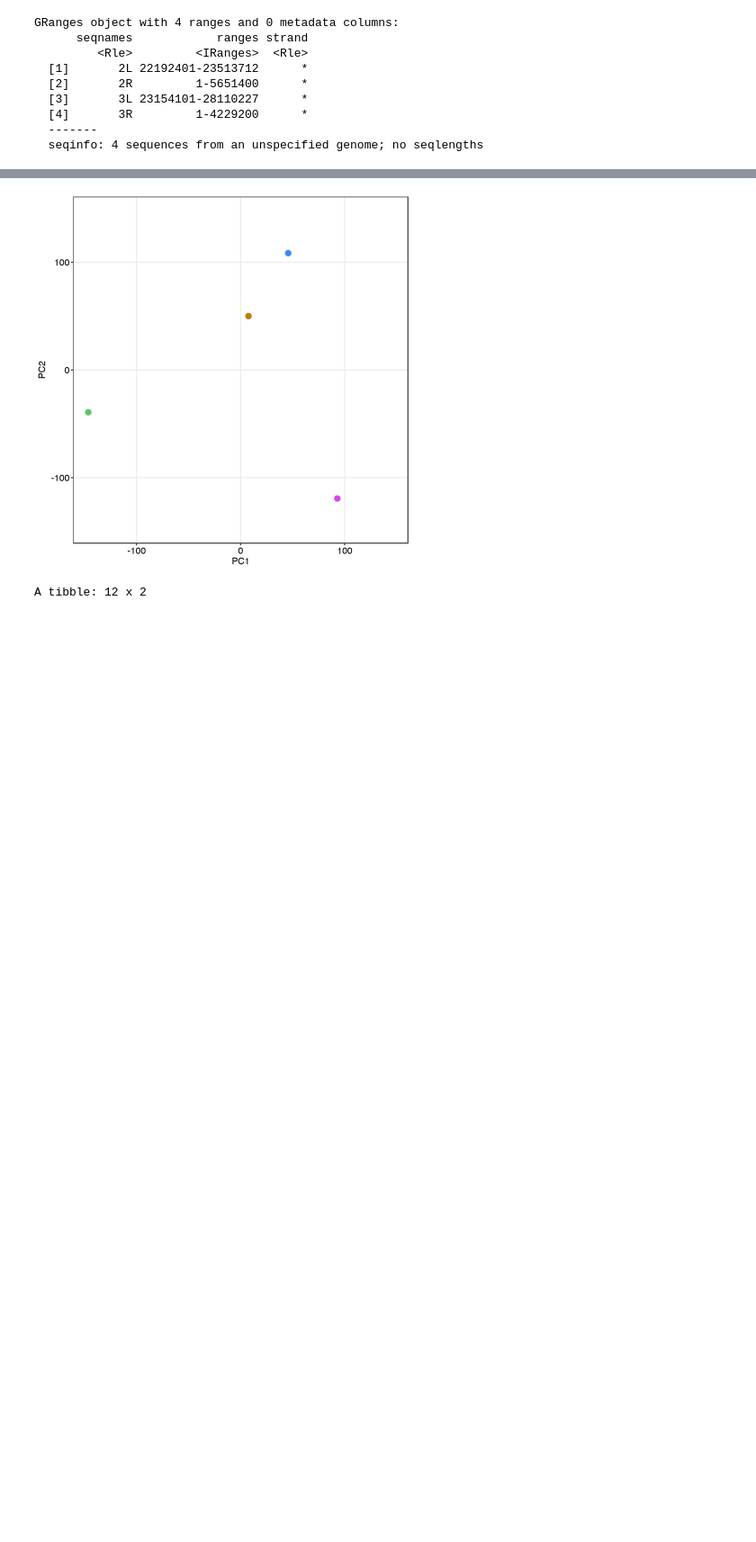
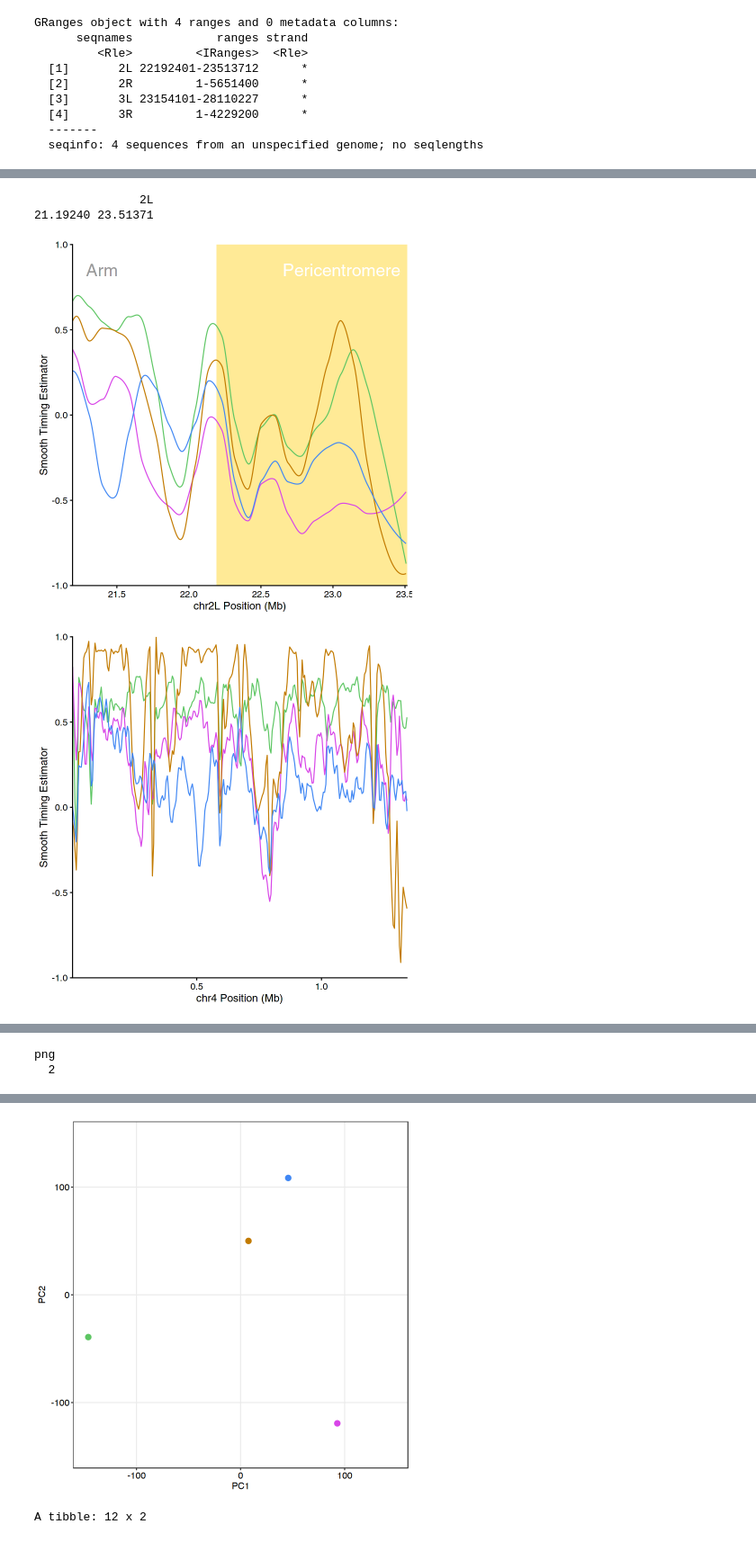
Before and after one commit to ringw/Upd-Germline-Genomics, a Jupyter notebook: illustrations/Fig6.ipynb, the cells around one changed output, grey strips where cells are left out. Shown at 90% size. Saved outputs shown, nothing was run; the diff lists cells and outputs as text; code cells hidden in the pictures; blank space fills up the shorter version.

Commit message:
Implement Line Plots of Interest

```diff
--- a/illustrations/Fig6.ipynb
+++ b/illustrations/Fig6.ipynb
@@ -535,0 +534,77 @@ chr3RC
+# %%
+coords <- coord_cartesian(c(start(chromosome_pericetromere_label[1])/1000/1000-1, seqlengths(chic.tile.diameter_1000_chr)[1]/1000/1000), c(-1, 1), ex=F)
+coords$limits$x
+ggplot(
+  subset(Y, chr == "2L" & between(x, start(chromosome_pericetromere_label[1])-1000*1000, seqlengths(chic.tile.diameter_1000_chr)[1])),
+  aes(x/1000/1000, Germline_LOESS)
+) +
+  coords +
+  annotate(
+    "rect",
+    xmin = start(chromosome_pericetromere_label[1])/1000/1000,
+    ymin = -1,
+    xmax = seqlengths(chic.tile.diameter_1000_chr)[1]/1000/1000,
+    ymax = 1,
+    fill = "#ffea96"
+  ) +
+  annotate("text", coords$limits$x[2] - 0.02 * diff(range(coords$limits$x)), 0.85, label = "Pericentromere", color = "white", hjust = 1, size = 8) +
+  annotate("text", coords$limits$x[1] + 0.04 * diff(range(coords$limits$x)), 0.85, label = "Arm", color = "#999999", hjust = 0, size = 8) +
+  geom_line(aes(y=Germline_LOESS), color=colors$Germline) +
+  geom_line(aes(y=Somatic_LOESS), color=colors$Somatic) +
+  geom_line(aes(y=Kc167_LOESS), color=colors$Kc167) +
+  geom_line(aes(y=S2_LOESS), color=colors$S2) +
+  theme_cowplot() +
+  labs(x = "chr2L Position (Mb)", y = "Smooth Timing Estimator")
+chr2LC <- last_plot()
+ggplot(
+  subset(Y, chr == "4"),
+  aes(x/1000/1000, Germline_LOESS)
+) +
+  coord_cartesian(NULL, c(-1, 1), expand = FALSE) +
+  geom_line(aes(y=Germline_LOESS), color=colors$Germline) +
+  geom_line(aes(y=Somatic_LOESS), color=colors$Somatic) +
+  geom_line(aes(y=Kc167_LOESS), color=colors$Kc167) +
+  geom_line(aes(y=S2_LOESS), color=colors$S2) +
+  theme_cowplot() +
+  labs(x = "chr4 Position (Mb)", y = "Smooth Timing Estimator")
+chr4 <- last_plot()
+ggplot(
+  subset(Y, chr == "X"),
+  aes(x/1000/1000, Germline_LOESS)
+) +
+  coord_cartesian(NULL, c(-1, 1), expand = FALSE) +
+  geom_line(aes(y=Germline_LOESS), color=colors$Germline) +
+  geom_line(aes(y=Somatic_LOESS), color=colors$Somatic) +
+  geom_line(aes(y=Kc167_LOESS), color=colors$Kc167) +
+  geom_line(aes(y=S2_LOESS), color=colors$S2) +
+  theme_cowplot() +
+  labs(x = "chrX Position (Mb)", y = "Smooth Timing Estimator")
+chrX <- last_plot()
+ggplot(
+  subset(Y, chr == "Y"),
+  aes(x/1000/1000, Germline_LOESS)
+) +
+  coord_cartesian(NULL, c(-1, 1), expand = FALSE) +
+  geom_line(aes(y=Germline_LOESS), color=colors$Germline) +
+  geom_line(aes(y=Somatic_LOESS), color=colors$Somatic) +
+  geom_line(aes(y=Kc167_LOESS), color=colors$Kc167) +
+  geom_line(aes(y=S2_LOESS), color=colors$S2) +
+  theme_cowplot() +
+  labs(x = "chrY Position (Mb)", y = "Smooth Timing Estimator")
+chrY <- last_plot()
+pdf("illustrations/Line-Plot-Chromosomes-Of-Interest.pdf", w=5.5, h=4.25)
+grid.draw(set_panel_size(chr2LC, w=unit(4, "in"), h=unit(3, "in")))
+grid.newpage()
+grid.draw(set_panel_size(chr3RC, w=unit(4, "in"), h=unit(3, "in")))
+grid.newpage()
+grid.draw(set_panel_size(chr4, w=unit(4, "in"), h=unit(3, "in")))
+grid.newpage()
+grid.draw(set_panel_size(chrX, w=unit(4, "in"), h=unit(3, "in")))
+grid.newpage()
+grid.draw(set_panel_size(chrY, w=unit(4, "in"), h=unit(3, "in")))
+dev.off()
+# %% [output]
+               2L
+21.19240 23.51371
+[figure, added]
+[figure, added]
@@ -535,0 +616,2 @@ chr3RC
+png
+  2
```
Also changed, not shown: parts of 12 cells of this notebook.
